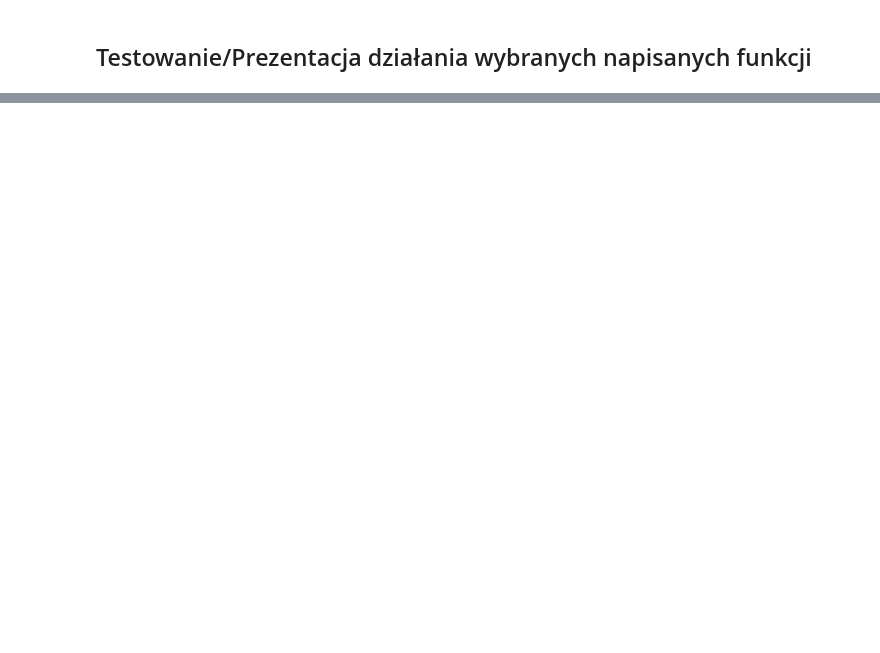
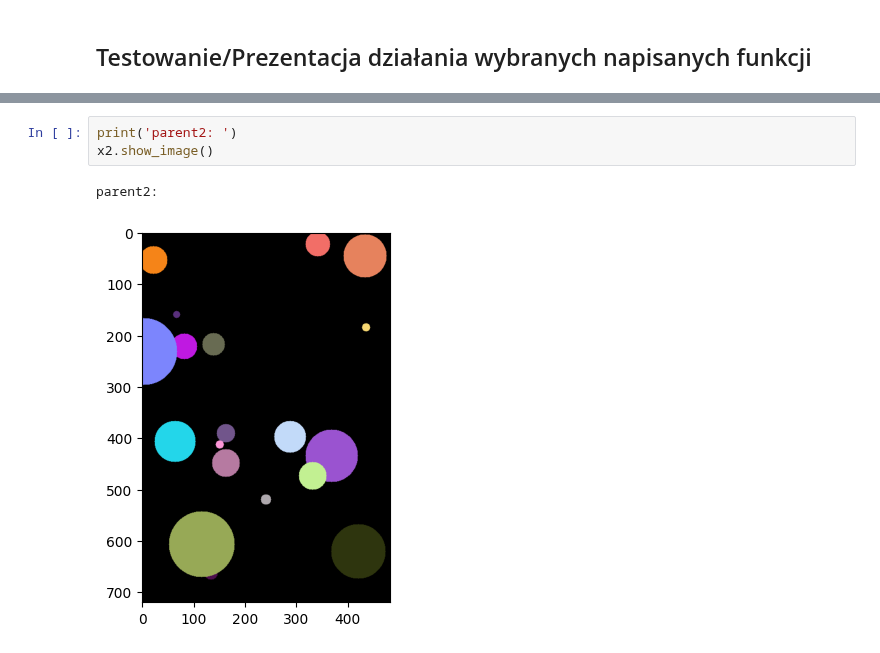
Before and after one commit to michalfica/algorytmy-ewolucyjne---projekt-, a Jupyter notebook: projekt/testing.ipynb, the cells around one changed output, grey strips where cells are left out. Saved outputs shown, nothing was run; the diff lists cells and outputs as text; blank space fills up the shorter version.

```diff
--- a/projekt/testing.ipynb
+++ b/projekt/testing.ipynb
@@ -70,0 +93,6 @@ odleglosc do manalisy to:  76400064
+# %%
+print('parent2: ')
+x2.show_image()
+# %% [output]
+parent2:
+[figure, added]
```
Also changed, not shown: parts of 8 cells of this notebook, 4 other files.
